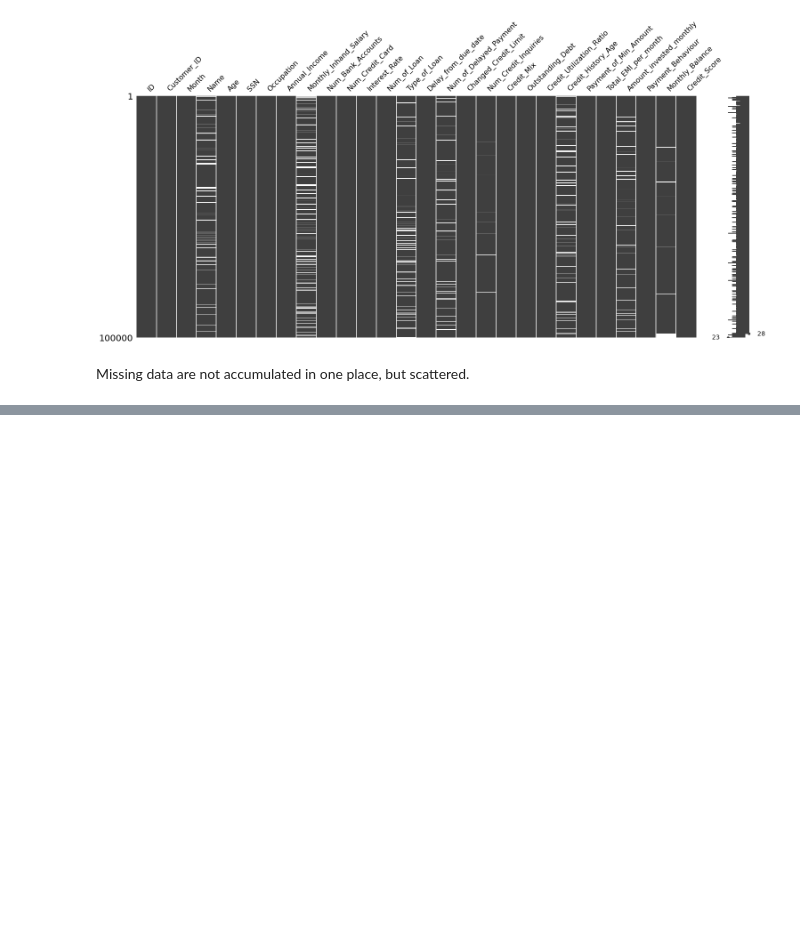
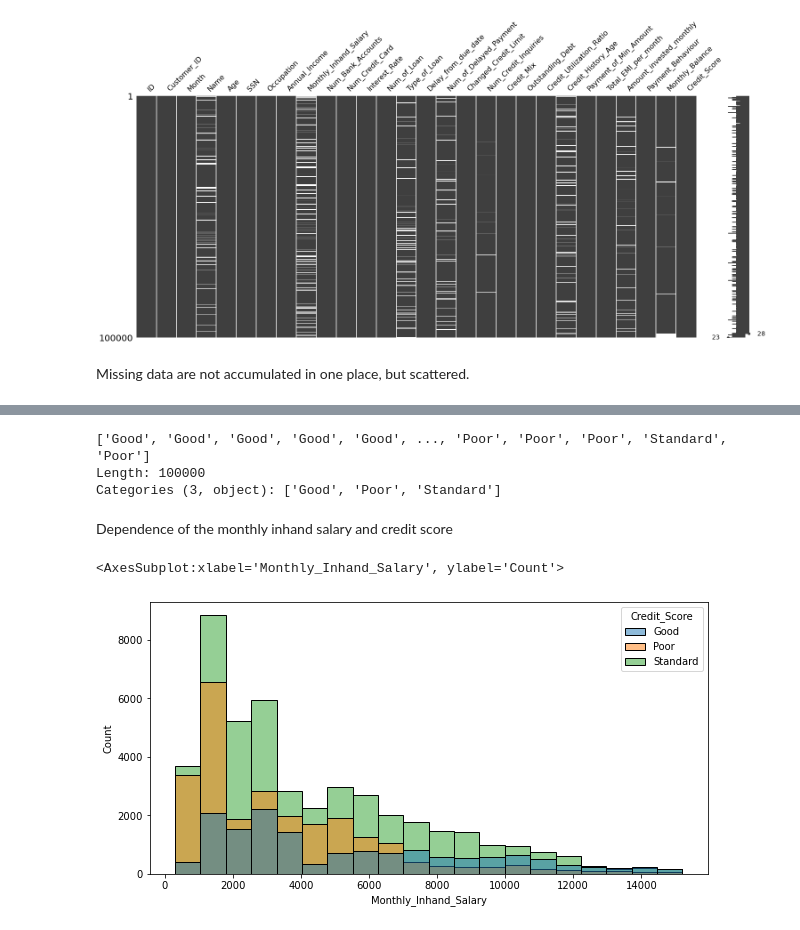
Before and after one commit to OlaJaglinska/Data-Science-Training, a Jupyter notebook: EDA/EDA.ipynb, the cells around one changed output, grey strips where cells are left out. Saved outputs shown, nothing was run; the diff lists cells and outputs as text; code cells hidden in the pictures; blank space fills up the shorter version.

```diff
--- a/EDA/EDA.ipynb
+++ b/EDA/EDA.ipynb
@@ -157,0 +166,14 @@ df.describe()
+# %%
+print(df['Credit_Score'].values)
+# %% [output]
+['Good', 'Good', 'Good', 'Good', 'Good', ..., 'Poor', 'Poor', 'Poor', 'Standard', 'Poor']
+Length: 100000
+Categories (3, object): ['Good', 'Poor', 'Standard']
+# %% [markdown]
+Dependence of the monthly inhand salary and credit score
+# %%
+plt.figure(figsize=(10,5))
+sns.histplot(data=df, x="Monthly_Inhand_Salary", hue= 'Credit_Score', bins=20)
+# %% [output]
+<AxesSubplot:xlabel='Monthly_Inhand_Salary', ylabel='Count'>
+[figure, added]
```
Also changed, not shown: parts of 2 cells of this notebook.
